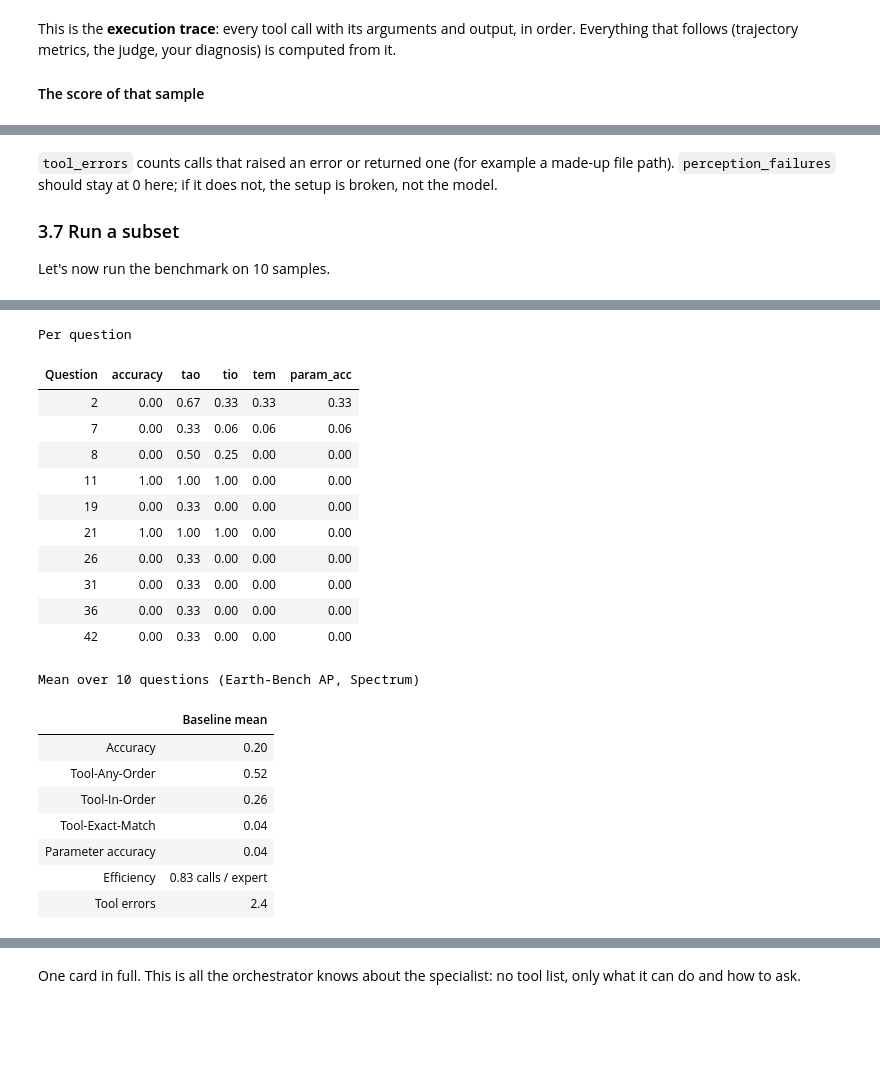
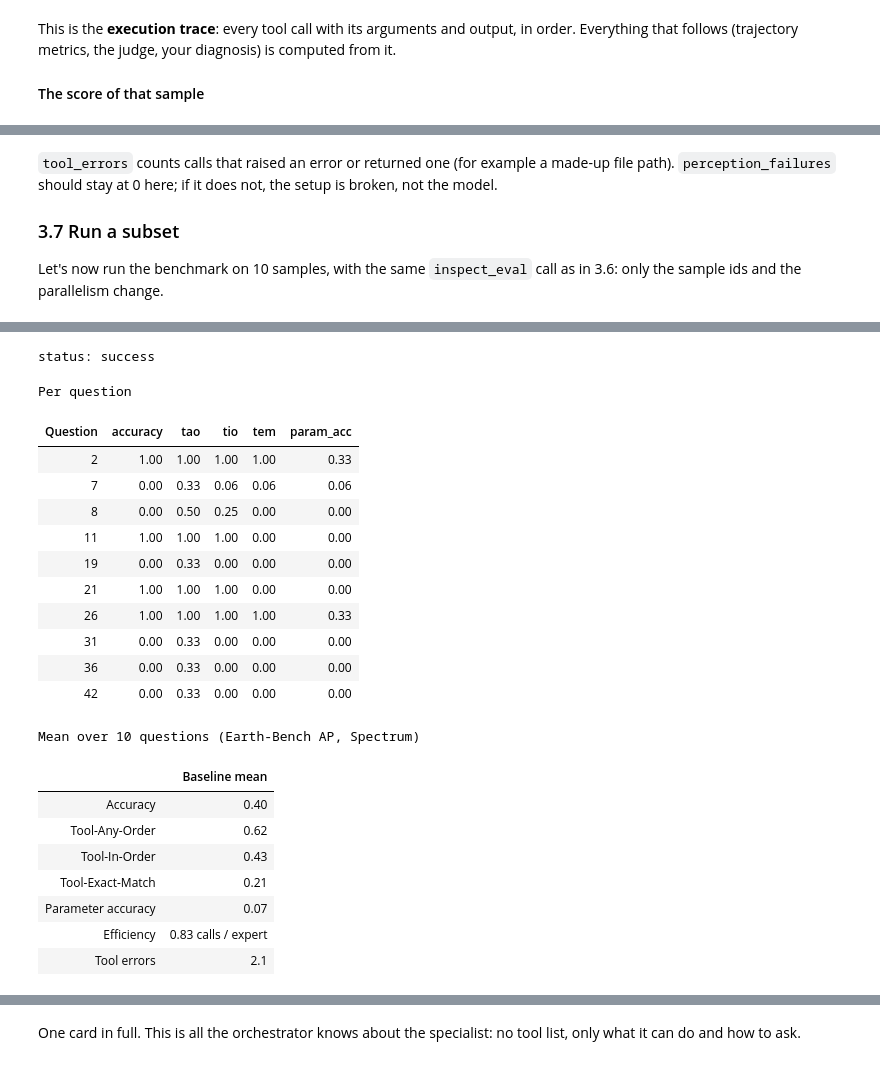
Before and after one commit to eve-esa/evaluating-eo-agents-bifold, a Jupyter notebook: eval_agents_handson.ipynb, the cells around one changed output, grey strips where cells are left out. Saved outputs shown, nothing was run; the diff lists cells and outputs as text; code cells hidden in the pictures; blank space fills up the shorter version.

```diff
--- a/eval_agents_handson.ipynb
+++ b/eval_agents_handson.ipynb
@@ -760,31 +786,43 @@ Same tool, same arguments Same tool, different arguments Different tool Expert s
 
 ### 3.7 Run a subset
 
-Let's now run the benchmark on 10 samples.
+Let's now run the benchmark on 10 samples, with the same `inspect_eval` call as in 3.6: only the sample ids and the parallelism change.
 # %%
 from IPython.display import HTML, display
-from workshop import table_html
+from workshop import check_budget, table_html
 
-baseline = run(
-    langgraph_agent(react_graph, name="workshop_react"),
+check_budget()   # one-token request: stops here if the model's token budget is spent
+
+baseline = inspect_eval(
+    earth_bench(regime="ap", modality="spectrum", solver=langgraph_agent(react_graph, name="workshop_react")),
     model=MODEL,
-    questions=WORKSHOP_QUESTIONS,
+    model_args={"strict_tools": False},
+    sample_id=list(WORKSHOP_QUESTIONS),   # the 10 workshop questions
     log_dir="logs/baseline",
-    max_samples=10,
-)
+    display="none",
+    max_samples=10,           # run the 10 questions in parallel
+    max_tokens=4096,          # cap each reply
+    attempt_timeout=180,      # give up on a silent call after 3 minutes
+    stream_idle_timeout=60,
+    max_retries=6,            # back off and retry on HTTP 429 (the room shares one endpoint)
+    max_connections=2,        # at most 2 model calls in flight from this notebook
+    retry_on_error=2,         # run a failed sample again instead of ending the eval
+)[0]
+print("status:", baseline.status)
 df_base = results_df(baseline)
 display(HTML(table_html(df_base, ["accuracy", "tao", "tio", "tem", "param_acc"], "Per question")))
 # %% [output]
 [interactive output not drawn]
-Per question
+status: success
+Per question
 | Question | accuracy | tao | tio | tem | param_acc |
-| 2 | 0.00 | 0.67 | 0.33 | 0.33 | 0.33 |
+| 2 | 1.00 | 1.00 | 1.00 | 1.00 | 0.33 |
 | 7 | 0.00 | 0.33 | 0.06 | 0.06 | 0.06 |
 | 8 | 0.00 | 0.50 | 0.25 | 0.00 | 0.00 |
 | 11 | 1.00 | 1.00 | 1.00 | 0.00 | 0.00 |
 | 19 | 0.00 | 0.33 | 0.00 | 0.00 | 0.00 |
 | 21 | 1.00 | 1.00 | 1.00 | 0.00 | 0.00 |
-| 26 | 0.00 | 0.33 | 0.00 | 0.00 | 0.00 |
+| 26 | 1.00 | 1.00 | 1.00 | 1.00 | 0.33 |
 | 31 | 0.00 | 0.33 | 0.00 | 0.00 | 0.00 |
 | 36 | 0.00 | 0.33 | 0.00 | 0.00 | 0.00 |
 | 42 | 0.00 | 0.33 | 0.00 | 0.00 | 0.00 |
@@ -797,13 +835,13 @@ display(HTML(scores_side_by_side({"Baseline mean": df_base[COLS].mean().to_dict(
 # %% [output]
 Mean over 10 questions (Earth-Bench AP, Spectrum)
 |  | Baseline mean |
-| Accuracy | 0.20 |
-| Tool-Any-Order | 0.52 |
-| Tool-In-Order | 0.26 |
-| Tool-Exact-Match | 0.04 |
-| Parameter accuracy | 0.04 |
+| Accuracy | 0.40 |
+| Tool-Any-Order | 0.62 |
+| Tool-In-Order | 0.43 |
+| Tool-Exact-Match | 0.21 |
+| Parameter accuracy | 0.07 |
 | Efficiency | 0.83 calls / expert |
-| Tool errors | 2.4 |
+| Tool errors | 2.1 |
 # %%
 display(HTML(table_html(df_base, ["accuracy", "tio", "tem", "param_acc"], "Accuracy against the trajectory metrics")))
 # %% [output]
```
Also changed, not shown: parts of 22 cells of this notebook, 13 other files.
